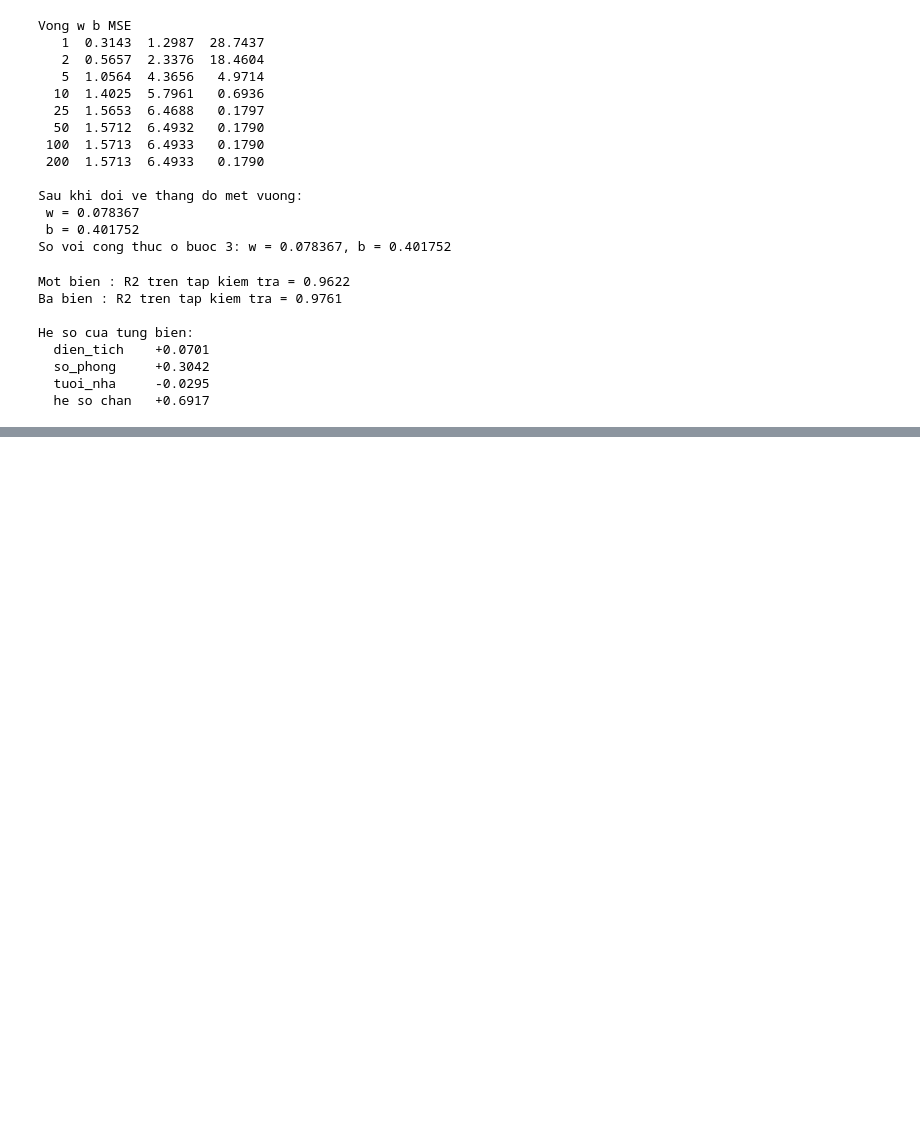
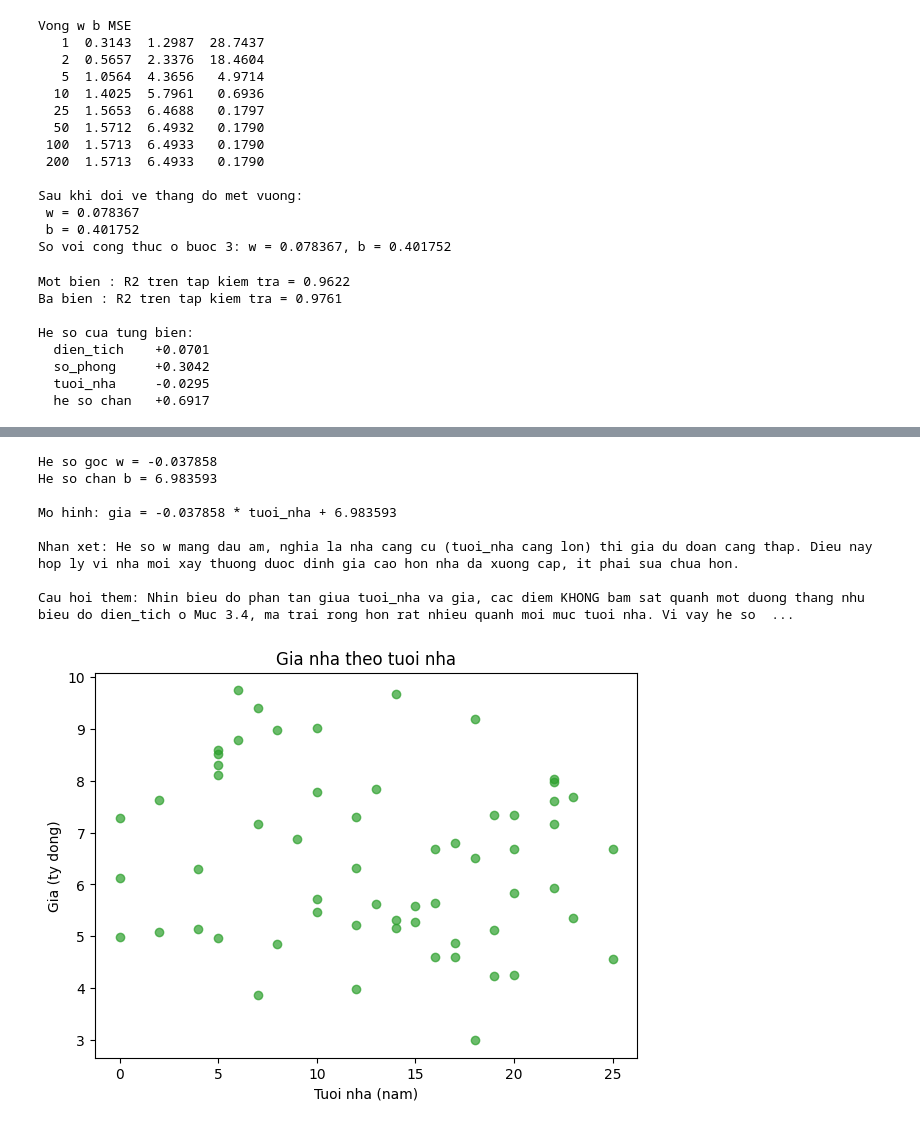
Before and after one commit to nguyenanhthu000000/Machine-learning, a Jupyter notebook: Tuan01/NguyenAnhThu-2474802010381-lab1.ipynb, the cells around one changed output, grey strips where cells are left out. Drawn from its saved outputs; the diff is of its cells as text; code cells hidden in the pictures; blank space fills up the shorter version.

```diff
--- a/Tuan01/NguyenAnhThu-2474802010381-lab1.ipynb
+++ b/Tuan01/NguyenAnhThu-2474802010381-lab1.ipynb
@@ -355,0 +386,56 @@ print("Giá trung bình:", nhom_lon["gia"].mean(), "tỷ đồng")
+# %%
+# -*- coding: utf-8 -*-
+"""Bai 3: Tim duong hoi quy mot bien, doi x tu dien_tich sang tuoi_nha."""
+
+import numpy as np
+import pandas as pd
+import matplotlib.pyplot as plt
+
+df = pd.read_csv("gia_nha.csv")
+x = df["tuoi_nha"].to_numpy()
+y = df["gia"].to_numpy()
+
+x_tb = x.mean()
+y_tb = y.mean()
+
+tu_so = ((x - x_tb) * (y - y_tb)).sum()
+mau_so = ((x - x_tb) ** 2).sum()
+
+w = tu_so / mau_so
+b = y_tb - w * x_tb
+
+print(f"He so goc w = {w:.6f}")
+print(f"He so chan b = {b:.6f}")
+print()
+print(f"Mo hinh: gia = {w:.6f} * tuoi_nha + {b:.6f}")
+print()
+print("Nhan xet: He so w mang dau am, nghia la nha cang cu (tuoi_nha cang lon) "
+      "thi gia du doan cang thap. Dieu nay hop ly vi nha moi xay thuong duoc "
+      "dinh gia cao hon nha da xuong cap, it phai sua chua hon.")
+
+# Cau hoi them: ve bieu do phan tan de xem cac diem co bam sat duong thang khong
+plt.figure(figsize=(7, 5))
+plt.scatter(x, y, color="tab:green", alpha=0.7)
+plt.xlabel("Tuoi nha (nam)")
+plt.ylabel("Gia (ty dong)")
+plt.title("Gia nha theo tuoi nha")
+plt.savefig("bai3_scatter.png", dpi=150)
+
+print()
+print("Cau hoi them: Nhin bieu do phan tan giua tuoi_nha va gia, cac diem KHONG "
+      "bam sat quanh mot duong thang nhu bieu do dien_tich o Muc 3.4, ma trai "
+      "rong hon rat nhieu quanh moi muc tuoi nha. Vi vay he so w co dau dung "
+      "(am), nhung quan he giua tuoi_nha va gia yeu hon han quan he giua "
+      "dien_tich va gia. Mot he so co dau dung khong du de ket luan hai dai "
+      "luong co quan he chat; can nhin them do phan tan cua diem quanh duong "
+      "thang, hoac tinh MSE/R2, moi danh gia duoc do dang tin cua he so nay.")
+# %% [output]
+He so goc w = -0.037858
+He so chan b = 6.983593
+
+Mo hinh: gia = -0.037858 * tuoi_nha + 6.983593
+
+Nhan xet: He so w mang dau am, nghia la nha cang cu (tuoi_nha cang lon) thi gia du doan cang thap. Dieu nay hop ly vi nha moi xay thuong duoc dinh gia cao hon nha da xuong cap, it phai sua chua hon.
+
+Cau hoi them: Nhin bieu do phan tan giua tuoi_nha va gia, cac diem KHONG bam sat quanh mot duong thang nhu bieu do dien_tich o Muc 3.4, ma trai rong hon rat nhieu quanh moi muc tuoi nha. Vi vay he so  ...
+[figure, added]
```
Also changed, not shown: parts of 5 cells of this notebook.
